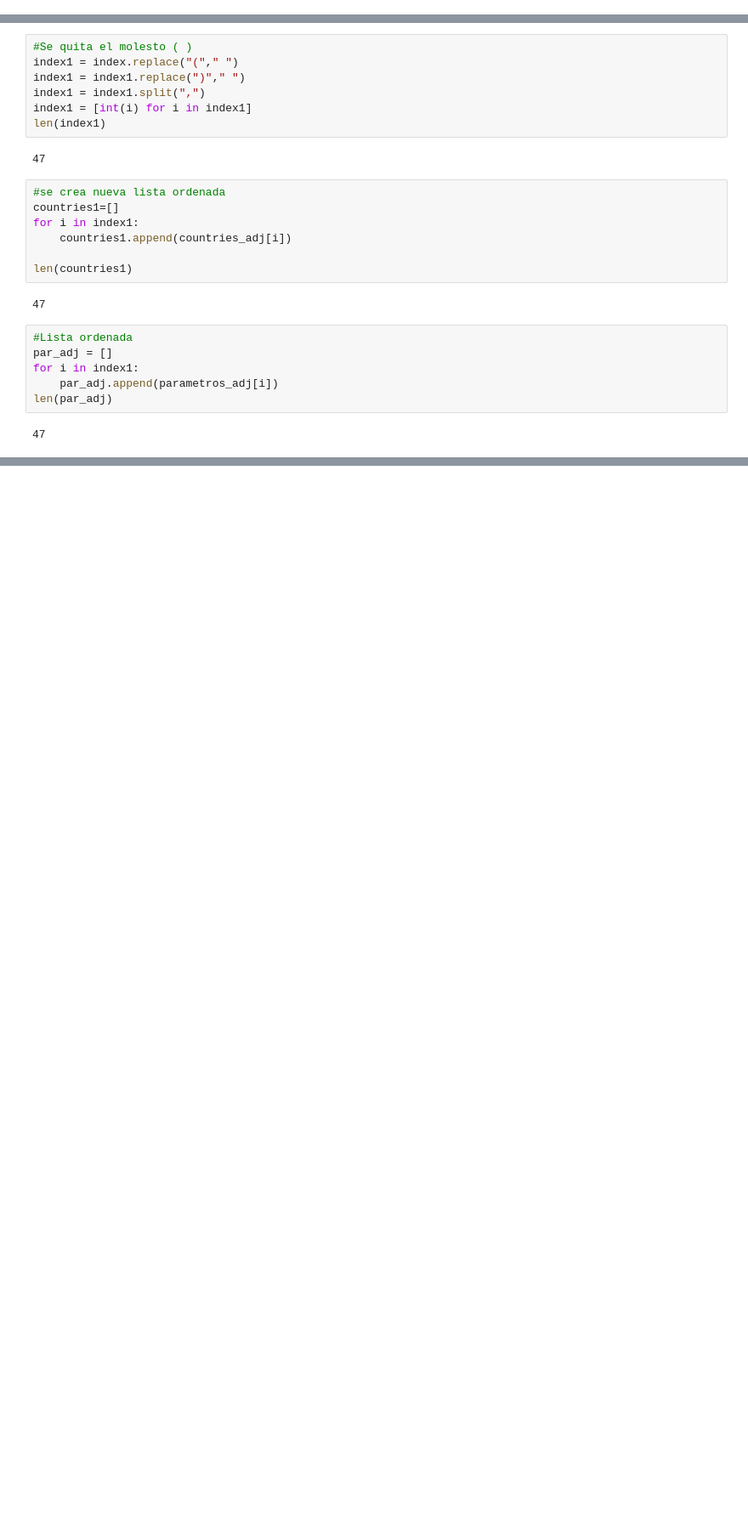
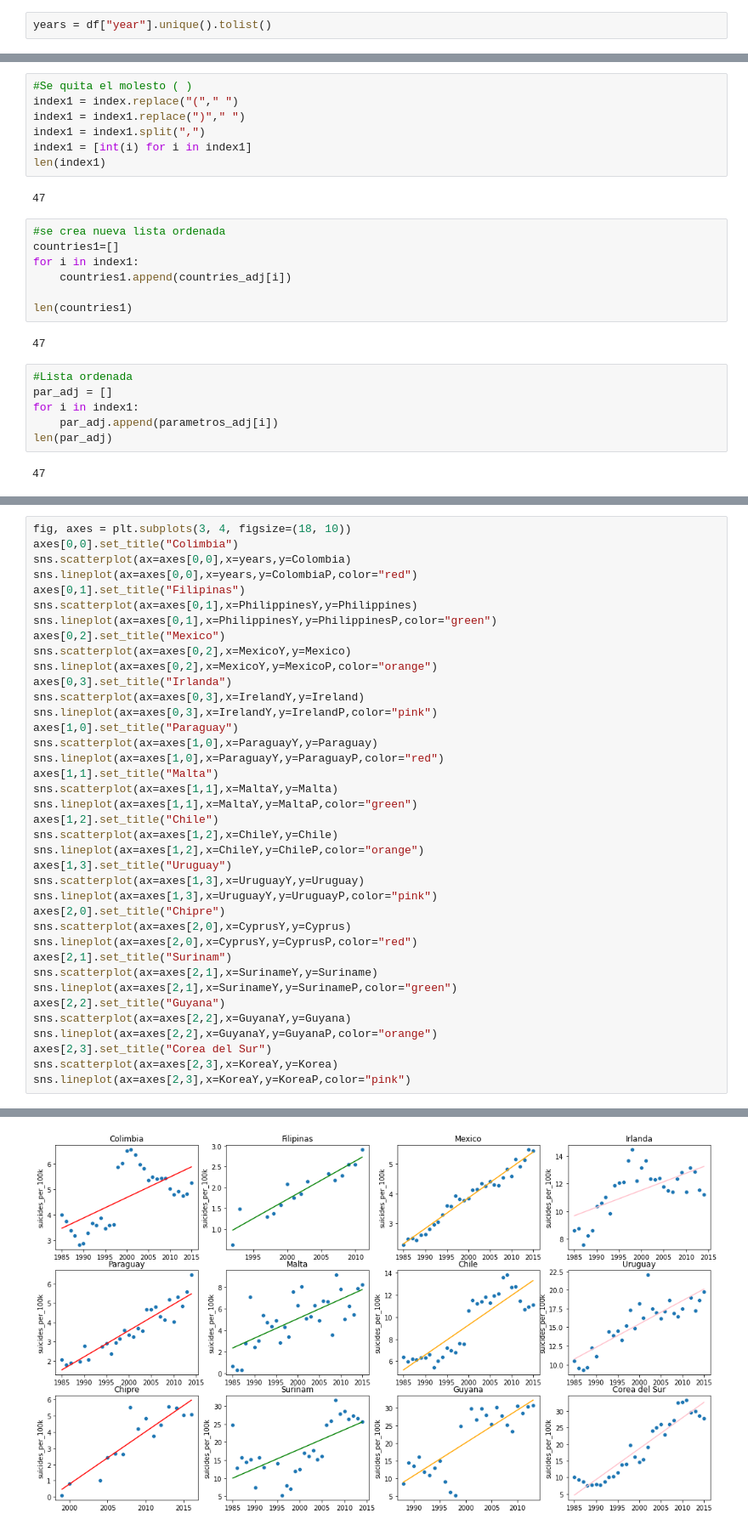
Before and after one commit to reyesguerrerofi/ProyectosDataScience, a Jupyter notebook: Data Cleaning/Suicide Rate- Global Analysis 2.ipynb, the cells around one changed output, grey strips where cells are left out. Shown at 85% size. Cells and saved outputs as stored; diff of their text form; blank space fills up the shorter version.

```diff
--- a/Data Cleaning/Suicide Rate- Global Analysis 2.ipynb
+++ b/Data Cleaning/Suicide Rate- Global Analysis 2.ipynb
@@ -28,6 +28,8 @@ df.head(1) #Necesito revisar como evitar la creacion de esas columnas y que Nort
 | 0 | Albania | 1987 | male | 15-24 years | 21 | 312900 | 6.71 | Albania1987 | ... |
 # %%
 df.drop(df[df["country"] == "Macau"].index, inplace=True)
+# %%
+years = df["year"].unique().tolist()
 # %% [markdown]
 ## Tendencia lineal
 En esta parte del reporte el interes es saber como cambia la tasa de suicidio a largo del tiempo dentro de cada pais. En lugar de visualizar las tasas de los 93 paises a lo largo del tiempo, se ajusta una regresion lineal
@@ -299,0 +344,39 @@ len(par_adj)
+# %%
+fig, axes = plt.subplots(3, 4, figsize=(18, 10))
+axes[0,0].set_title("Colimbia")
+sns.scatterplot(ax=axes[0,0],x=years,y=Colombia)
+sns.lineplot(ax=axes[0,0],x=years,y=ColombiaP,color="red")
+axes[0,1].set_title("Filipinas")
+sns.scatterplot(ax=axes[0,1],x=PhilippinesY,y=Philippines)
+sns.lineplot(ax=axes[0,1],x=PhilippinesY,y=PhilippinesP,color="green")
+axes[0,2].set_title("Mexico")
+sns.scatterplot(ax=axes[0,2],x=MexicoY,y=Mexico)
+sns.lineplot(ax=axes[0,2],x=MexicoY,y=MexicoP,color="orange")
+axes[0,3].set_title("Irlanda")
+sns.scatterplot(ax=axes[0,3],x=IrelandY,y=Ireland)
+sns.lineplot(ax=axes[0,3],x=IrelandY,y=IrelandP,color="pink")
+axes[1,0].set_title("Paraguay")
+sns.scatterplot(ax=axes[1,0],x=ParaguayY,y=Paraguay)
+sns.lineplot(ax=axes[1,0],x=ParaguayY,y=ParaguayP,color="red")
+axes[1,1].set_title("Malta")
+sns.scatterplot(ax=axes[1,1],x=MaltaY,y=Malta)
+sns.lineplot(ax=axes[1,1],x=MaltaY,y=MaltaP,color="green")
+axes[1,2].set_title("Chile")
+sns.scatterplot(ax=axes[1,2],x=ChileY,y=Chile)
+sns.lineplot(ax=axes[1,2],x=ChileY,y=ChileP,color="orange")
+axes[1,3].set_title("Uruguay")
+sns.scatterplot(ax=axes[1,3],x=UruguayY,y=Uruguay)
+sns.lineplot(ax=axes[1,3],x=UruguayY,y=UruguayP,color="pink")
+axes[2,0].set_title("Chipre")
+sns.scatterplot(ax=axes[2,0],x=CyprusY,y=Cyprus)
+sns.lineplot(ax=axes[2,0],x=CyprusY,y=CyprusP,color="red")
+axes[2,1].set_title("Surinam")
+sns.scatterplot(ax=axes[2,1],x=SurinameY,y=Suriname)
+sns.lineplot(ax=axes[2,1],x=SurinameY,y=SurinameP,color="green")
+axes[2,2].set_title("Guyana")
+sns.scatterplot(ax=axes[2,2],x=GuyanaY,y=Guyana)
+sns.lineplot(ax=axes[2,2],x=GuyanaY,y=GuyanaP,color="orange")
+axes[2,3].set_title("Corea del Sur")
+sns.scatterplot(ax=axes[2,3],x=KoreaY,y=Korea)
+sns.lineplot(ax=axes[2,3],x=KoreaY,y=KoreaP,color="pink")
+# %% [output]
@@ -299,0 +384 @@ len(par_adj)
+[figure, added]
```
Also changed, not shown: parts of 13 cells of this notebook.
